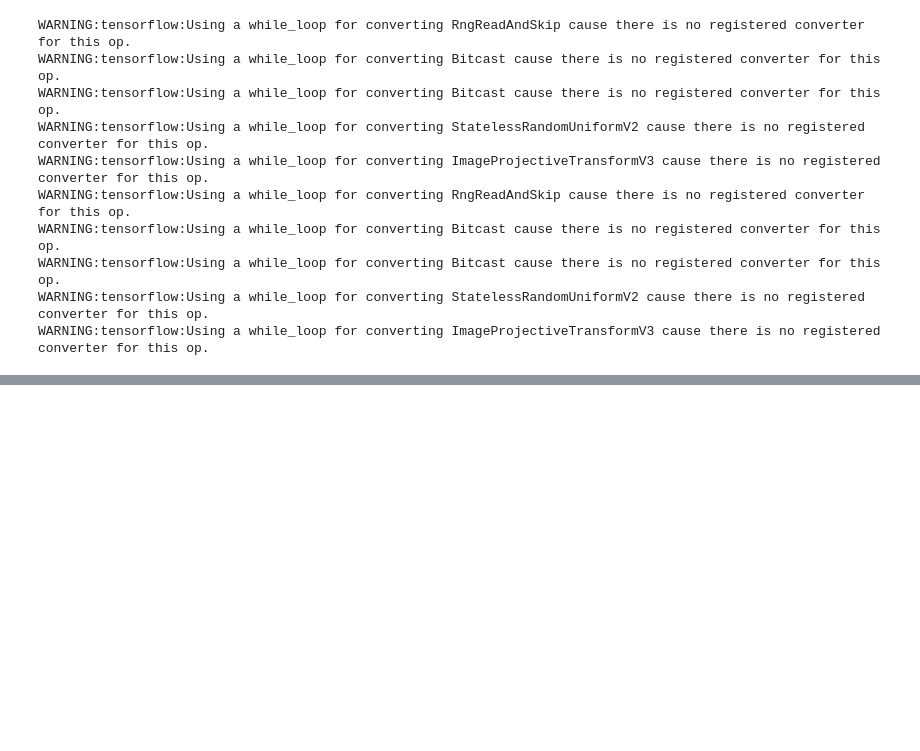
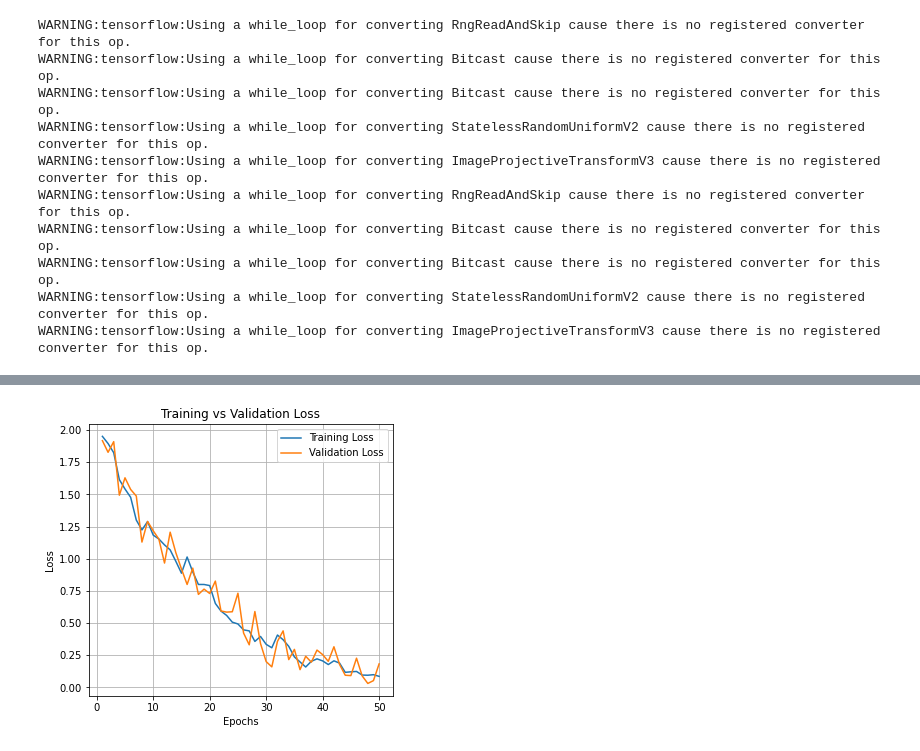
Before and after one commit to himanshusaini16/Image-Classification-Using-Deep-Learning, a Jupyter notebook: Animals.ipynb, the cells around one changed output, grey strips where cells are left out. Cells and saved outputs as stored; diff of their text form; code cells hidden in the pictures; blank space fills up the shorter version.

```diff
--- a/Animals.ipynb
+++ b/Animals.ipynb
@@ -97,5 +134,10 @@ WARNING:tensorflow:Using a while_loop for converting ImageProjectiveTransformV3
+# %%
+model.add(Flatten())
+# %%
+model.add(Dense(units=128, activation='relu'))
+model.add(Dense(units=7, activation='softmax'))
 # %%
-model.compile(optimizer = 'adam', loss = tf.keras.losses.SparseCategoricalCrossentropy(from_logits=True), metrics = ['accuracy'])
+model.compile(optimizer = 'adam', loss = 'categorical_crossentropy', metrics = ['accuracy'])
 # %%
 model.summary()
 # %% [output]
@@ -117,5 +159,5 @@ Trainable params: 105,879
 Non-trainable params: 0
 _________________________________________________________________
 # %%
-model.fit(x=training_set,epochs = 30,validation_data=test_set)
+history=model.fit(x = training_set, validation_data = test_set, epochs = 50)
 # %% [output]
@@ -160,0 +207,21 @@ predict_image('animals/cat/39ae72da61.jpg')
+# %%
+import matplotlib.pyplot as plt
+
+# Get the number of epochs actually trained (assuming you trained for 100 epochs)
+epochs = range(1, len(history.history['loss']) + 1)
+
+plt.figure(figsize=(12, 5))
+
+# Plot Loss
+plt.subplot(1, 2, 1)
+plt.plot(epochs, history.history['loss'], label='Training Loss')
+plt.plot(epochs, history.history['val_loss'], label='Validation Loss')
+plt.title('Training vs Validation Loss')
+plt.xlabel('Epochs')
+plt.ylabel('Loss')
+plt.legend()
+plt.grid(True)
+
+plt.show()
+# %% [output]
+[figure, added]
```
Also changed, not shown: parts of 40 cells of this notebook, 1 other file.
